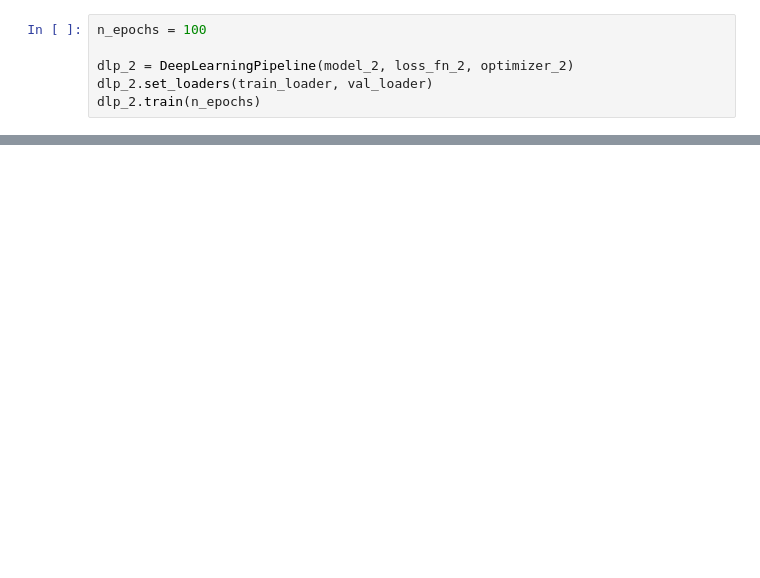
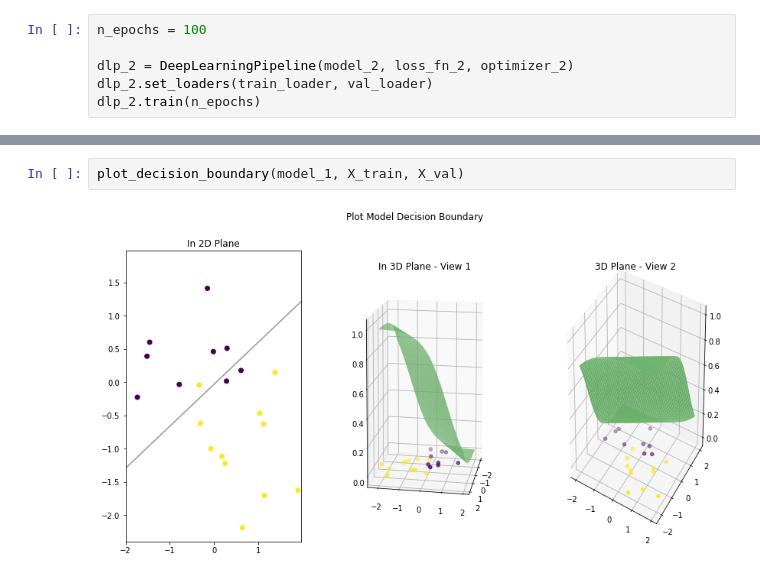
Before and after one commit to hassaanbinaslam/myblog_fastai_archived, a Jupyter notebook: _notebooks/2022-10-11-pytorch-two-class-logistic-regression.ipynb, the cells around one changed output, grey strips where cells are left out. Drawn from its saved outputs; the diff is of its cells as text; blank space fills up the shorter version.

```diff
--- a/_notebooks/2022-10-11-pytorch-two-class-logistic-regression.ipynb
+++ b/_notebooks/2022-10-11-pytorch-two-class-logistic-regression.ipynb
@@ -369,0 +574,4 @@ cm_thresh50
+# %%
+plot_decision_boundary(model_1, X_train, X_val)
+# %% [output]
+[figure, added]
```
Also changed, not shown: parts of 62 cells of this notebook, 4 other files.
